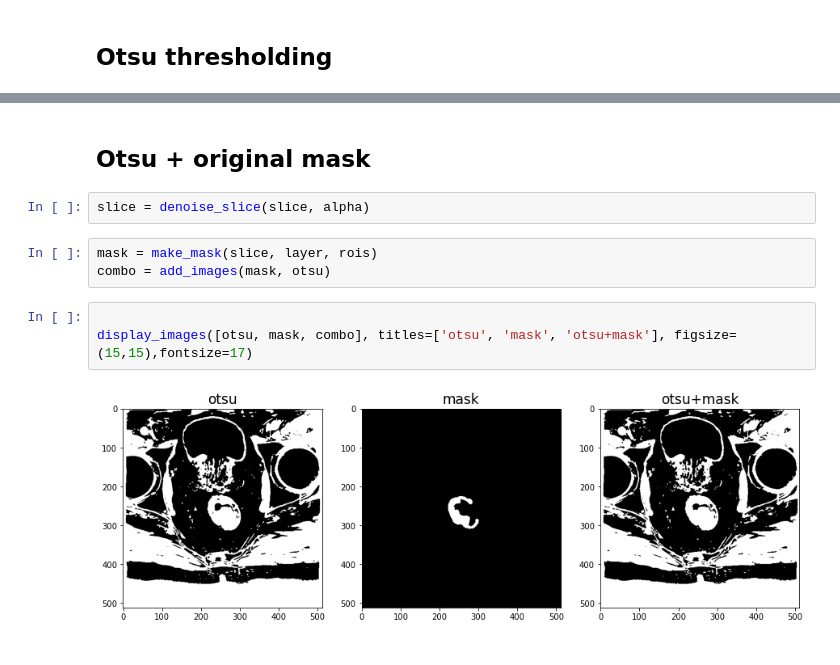
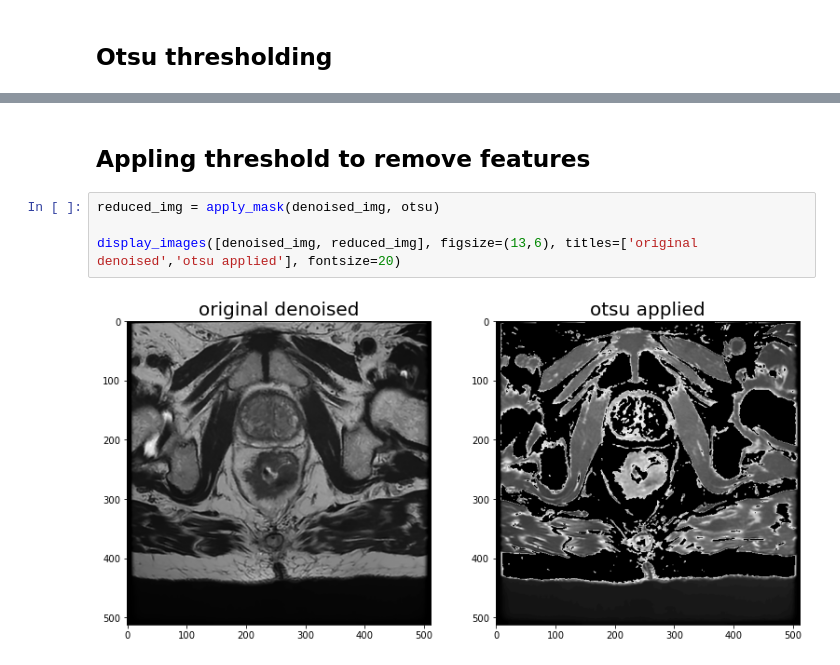
Before and after one commit to giuseppefilitto/img-segm, a Jupyter notebook: notebooks/ImageProcessing.ipynb, the cells around one changed output, grey strips where cells are left out. Cells and saved outputs as stored; diff of their text form.

```diff
--- a/notebooks/ImageProcessing.ipynb
+++ b/notebooks/ImageProcessing.ipynb
@@ -61,12 +60,8 @@ display_image(otsu, figsize=(11,6), title='otsu thresholding', fontsize=20)
-# %% [markdown]
-## Otsu + original mask
-# %%
-slice = denoise_slice(slice, alpha)
-# %%
-mask = make_mask(slice, layer, rois)
-combo = add_images(mask, otsu)
-# %%
-
-display_images([otsu, mask, combo], titles=['otsu', 'mask', 'otsu+mask'], figsize=(15,15),fontsize=17)
-# %% [output]
-[figure, removed]
+# %% [markdown]
+## Appling threshold to remove features
+# %%
+reduced_img = apply_mask(denoised_img, otsu)
+
+display_images([denoised_img, reduced_img], figsize=(13,6), titles=['original denoised','otsu applied'], fontsize=20)
+# %% [output]
+[figure, added]
```
Also changed, not shown: parts of 4 cells of this notebook.
